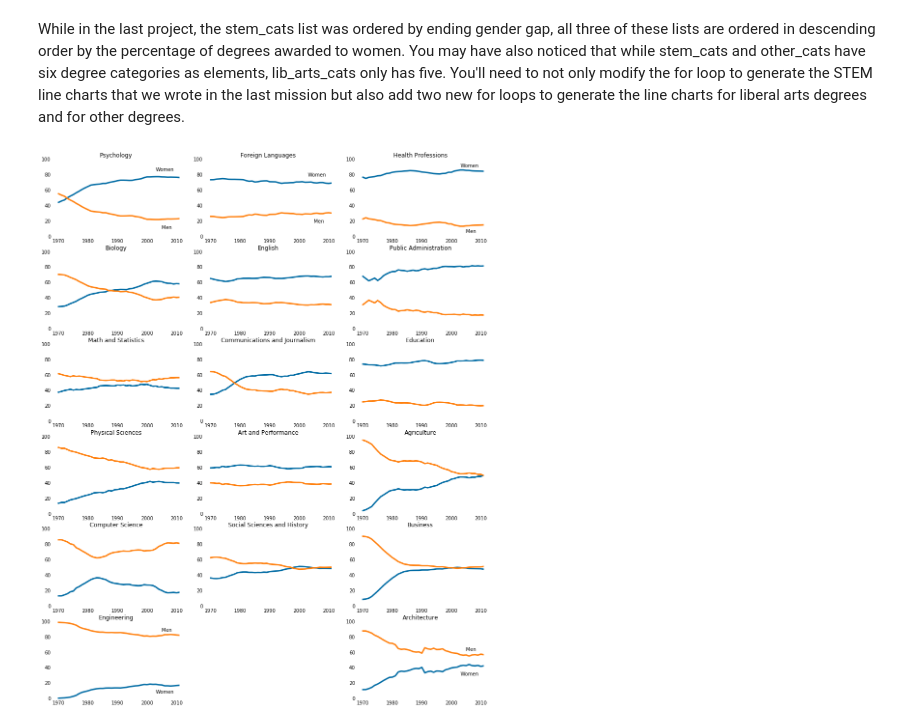
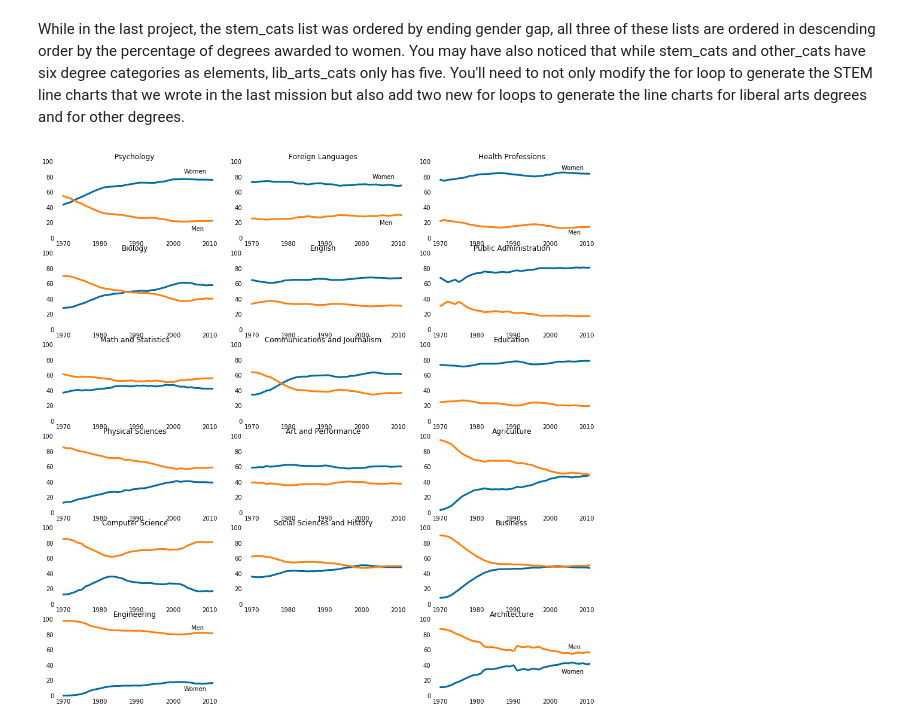
Before and after one commit to lemoinef/Exploratory-Data-Visualization, a Jupyter notebook: gender_gap_in_majors.ipynb, the cells around one changed output. Drawn from its saved outputs; the diff is of its cells as text; code cells hidden in the pictures.

```diff
--- a/gender_gap_in_majors.ipynb
+++ b/gender_gap_in_majors.ipynb
@@ -50,7 +50,7 @@ other_cats = ['Health Professions', 'Public Administration', 'Education', 'Agric
 # %% [markdown]
 While in the last project, the stem_cats list was ordered by ending gender gap, all three of these lists are ordered in descending order by the percentage of degrees awarded to women. You may have also noticed that while stem_cats and other_cats have six degree categories as elements, lib_arts_cats only has five. You'll need to not only modify the for loop to generate the STEM line charts that we wrote in the last mission but also add two new for loops to generate the line charts for liberal arts degrees and for other degrees.
 # %%
-fig = plt.figure(figsize=(16, 20))
+fig = plt.figure(figsize=(16, 16))
 
 ## Generate first column of line charts. STEM degrees.
 for sp in range(0,18,3):
@@ -84,31 +84,31 @@ for sp in range(1,16,3):
     ax.set_ylim(0,100)
     ax.set_title(lib_arts_cats[cat_index])
     ax.tick_params(bottom="off", top="off", left="off", right="off")
 
     if cat_index == 0:
         ax.text(2003, 78, 'Women')
         ax.text(2005, 18, 'Men')
 
 ## Generate third column of line charts. Other degrees.
 for sp in range(2,20,3):
     cat_index = int((sp-2)/3)
     ax = fig.add_subplot(6,3,sp+1)
     ax.plot(women_degrees['Year'], women_degrees[other_cats[cat_index]], c=cb_dark_blue, label='Women', linewidth=3)
     ax.plot(women_degrees['Year'], 100-women_degrees[other_cats[cat_index]], c=cb_orange, label='Men', linewidth=3)
     for key,spine in ax.spines.items():
         spine.set_visible(False)
     ax.set_xlim(1968, 2011)
     ax.set_ylim(0,100)
     ax.set_title(other_cats[cat_index])
     ax.tick_params(bottom="off", top="off", left="off", right="off")
 
     if cat_index == 0:
         ax.text(2003, 90, 'Women')
         ax.text(2005, 5, 'Men')
     elif cat_index == 5:
         ax.text(2005, 62, 'Men')
         ax.text(2003, 30, 'Women')
 
 plt.show()
 # %% [output]
-[figure, old version]
+[figure, new version]
```
Also changed, not shown: parts of 4 cells of this notebook.
